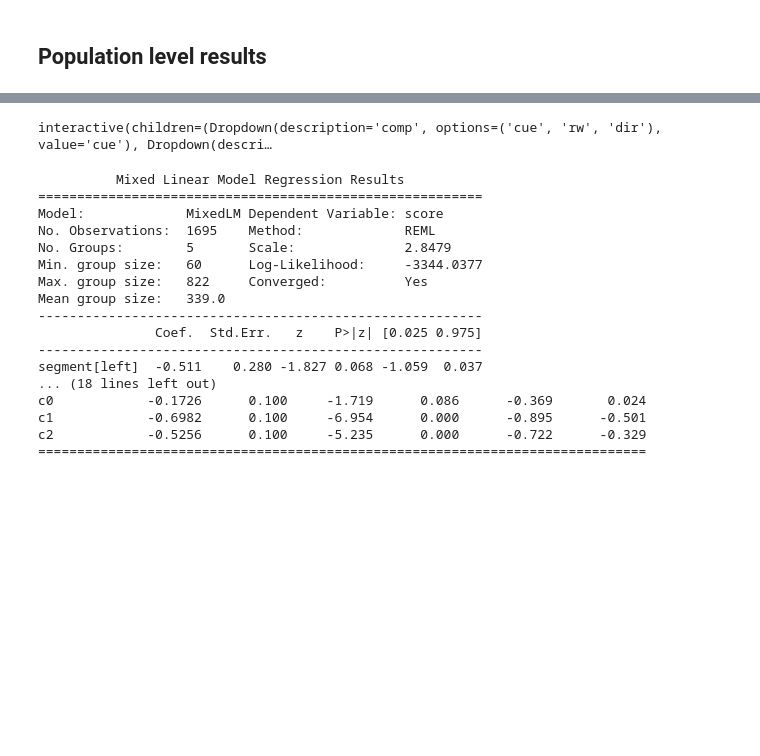
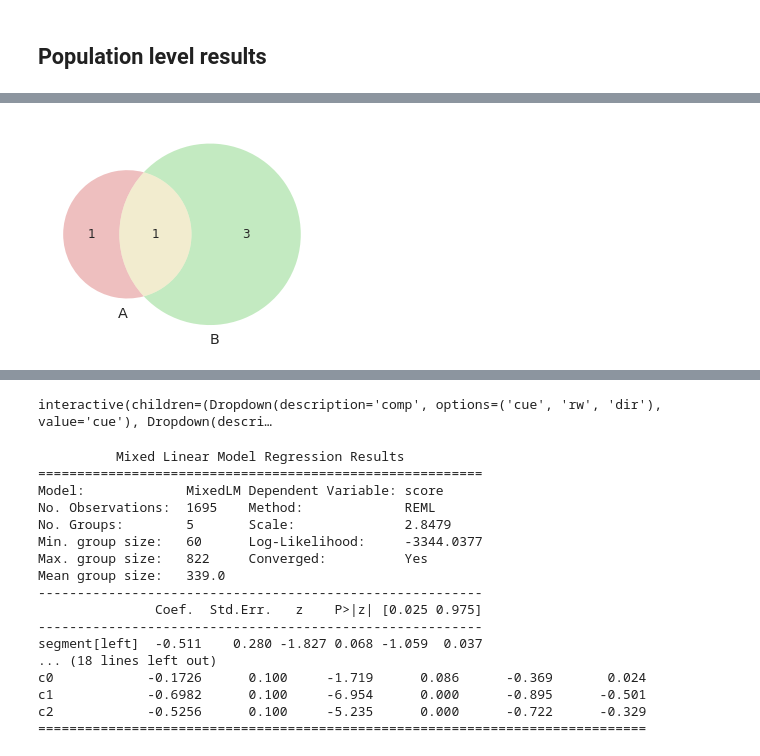
Before and after one commit to alexgonzl/TMA, a Jupyter notebook: Notebooks/TM/rate_analysis_by_cond.ipynb, the cells around one changed output, grey strips where cells are left out. Cells and saved outputs as stored; diff of their text form; code cells hidden in the pictures; blank space fills up the shorter version.

```diff
--- a/Notebooks/TM/rate_analysis_by_cond.ipynb
+++ b/Notebooks/TM/rate_analysis_by_cond.ipynb
@@ -110,0 +190,4 @@ metrics = ['t_val', 'uz_val']
+# %%
+v = venn2(subsets=[set([1,2]), set([2,3,4,5])], set_labels = ('A', 'B'))
+# %% [output]
+[figure, added]
```
Also changed, not shown: parts of 26 cells of this notebook, 13 other files.
